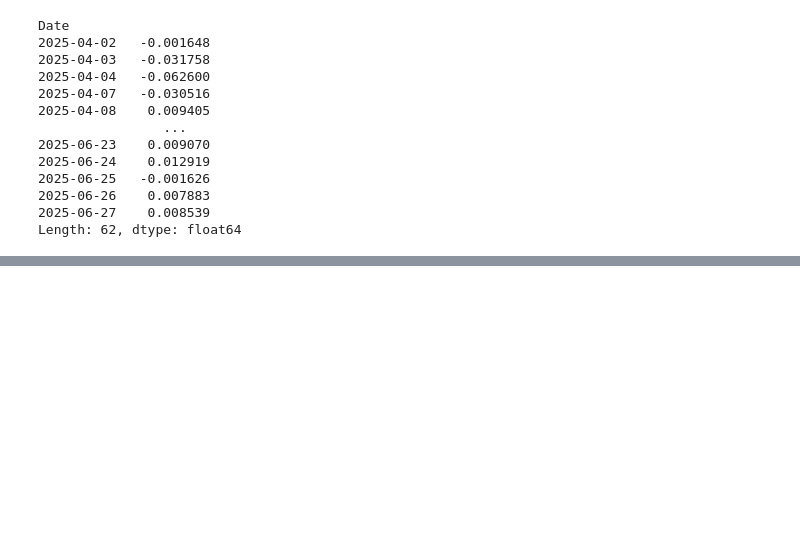
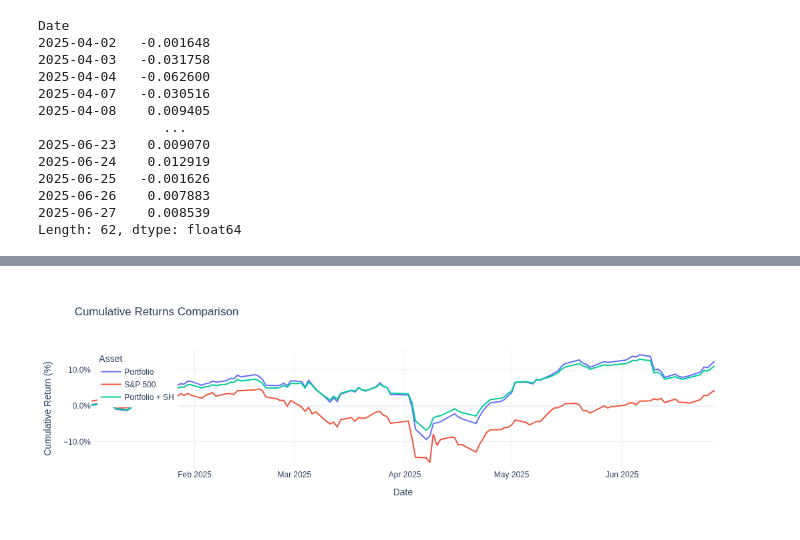
Before and after one commit to Tim-Chen-Xuetao/finance, a Jupyter notebook: notebook/tci_portfolio_analysis_2025_q1_q2.ipynb, the cells around one changed output, grey strips where cells are left out. Saved outputs shown, nothing was run; the diff lists cells and outputs as text; code cells hidden in the pictures; blank space fills up the shorter version.

Commit message:
added cumulative return comparison

```diff
--- a/notebook/tci_portfolio_analysis_2025_q1_q2.ipynb
+++ b/notebook/tci_portfolio_analysis_2025_q1_q2.ipynb
@@ -576,0 +633,35 @@ New Correlation with S&P 500: 0.6665
+# %%
+def calculate_correlations_with_sh_etf(aligned_returns, sh_weight):
+    """
+    Calculates the original and new portfolio returns after adding a specified
+    weight of the SH ETF. It then returns a DataFrame containing all relevant
+    daily return series.
+
+    Args:
+        aligned_returns (pd.DataFrame): A DataFrame with the aligned daily returns
+                                        of the original portfolio, SH ETF, and S&P 500.
+        sh_weight (float): The weight of the SH ETF in the new portfolio.
+
+    Returns:
+        pd.DataFrame: A DataFrame with columns for 'Original Portfolio Returns',
+                      'S&P 500 Returns', 'SH ETF Returns', and 'New Portfolio Returns'.
+    """
+    # Extract the returns from the aligned DataFrame
+    original_portfolio_returns = aligned_returns['Portfolio']
+    sh_returns = aligned_returns['SH']
+    sp500_returns = aligned_returns['SP500']
+
+    # Calculate the new portfolio returns
+    new_portfolio_returns = (original_portfolio_returns * (1 - sh_weight)) + (sh_returns * sh_weight)
+
+    # Create a new DataFrame with all the return series
+    results_df = pd.DataFrame({
+        'Portfolio': original_portfolio_returns,
+        'SP500': sp500_returns,
+        'Portfolio + SH': new_portfolio_returns
+    })
+
+    corr_orig = original_portfolio_returns.corr(sp500_returns)
+    new_correlation = new_portfolio_returns.corr(sp500_returns)
+
+    return results_df, corr_orig, new_correlation
@@ -576,0 +732,6 @@ New Correlation with S&P 500: 0.6665
+# %%
+sh_weight = 0.1
+results_df, corr_orig, new_correlation = calculate_correlations_with_sh_etf(aligned_data_q1_q2, sh_weight)
+print(f"Original Correlation with S&P 500: {corr_orig:.4f}")
+print(f"New Correlation with S&P 500: {new_correlation:.4f}")
+results_df.to_csv('daily_return.csv', index=False)
@@ -576,0 +756,4 @@ New Correlation with S&P 500: 0.6665
+# %%
+plot_cumulative_returns(results_df['Portfolio'], results_df['SP500'], results_df['Portfolio + SH'])
+# %% [output]
+[figure, added]
```
Also changed, not shown: parts of 17 cells of this notebook.
